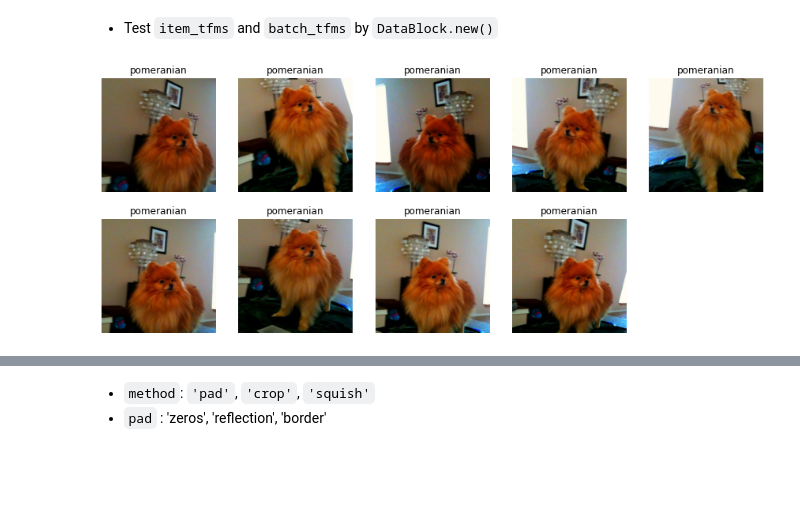
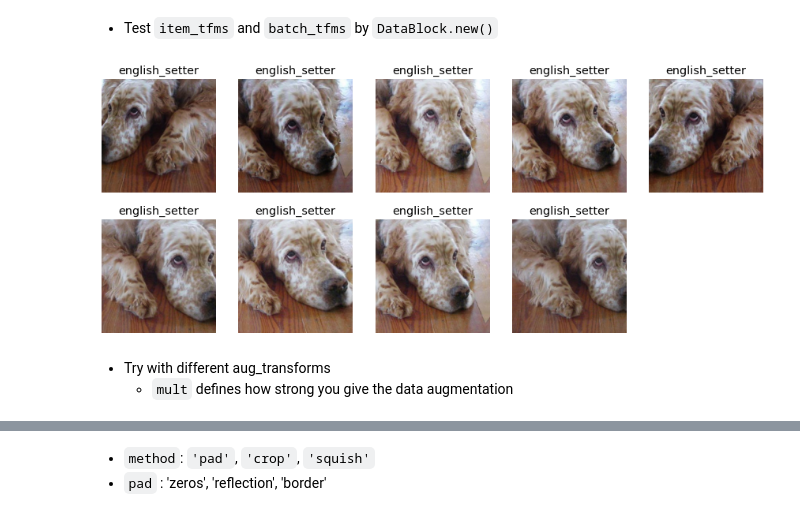
Before and after one commit to jdasam/data-ai, a Jupyter notebook: Data_&_AI_9th_week_wed_livecoding.ipynb, the cells around one changed output, grey strips where cells are left out. Drawn from its saved outputs; the diff is of its cells as text; code cells hidden in the pictures; blank space fills up the shorter version.

```diff
--- a/Data_&_AI_9th_week_wed_livecoding.ipynb
+++ b/Data_&_AI_9th_week_wed_livecoding.ipynb
@@ -170,8 +98,8 @@ There are 37 categories: {'japanese_chin', 'german_shorthaired', 'Maine_Coon', '
 pets = DataBlock(blocks = (ImageBlock, CategoryBlock),
                  get_items= get_image_files,
                  get_y= using_attr(RegexLabeller(r'(.+)_\d+.jpg$'), 'name' ),
-                 splitter=RandomSplitter(valid_pct=0.3, seed=42),
-                item_tfms=Resize(460),
+                 splitter=RandomSplitter(valid_pct=0.2, seed=42),
+                 item_tfms=Resize(460),
                  batch_tfms=aug_transforms(size=224, min_scale=0.75)
                 )
 dls = pets.dataloaders(image_path)
@@ -185,6 +106,9 @@ X = torch.linalg.solve(A, B) (Triggered internally at  /pytorch/aten/src/ATen/na
 # %% [markdown]
 - Test `item_tfms` and `batch_tfms` by `DataBlock.new()`
 # %%
-dls.show_batch(nrows=2, ncols=5, unique=True)
+dls.train.show_batch(nrows=2, ncols=5, unique=True)
 # %% [output]
-[figure, old version]
+[figure, new version]
+# %% [markdown]
+- Try with different aug_transforms
+    - `mult` defines how strong you give the data augmentation
```
Also changed, not shown: parts of 36 cells of this notebook, 1 other file.
